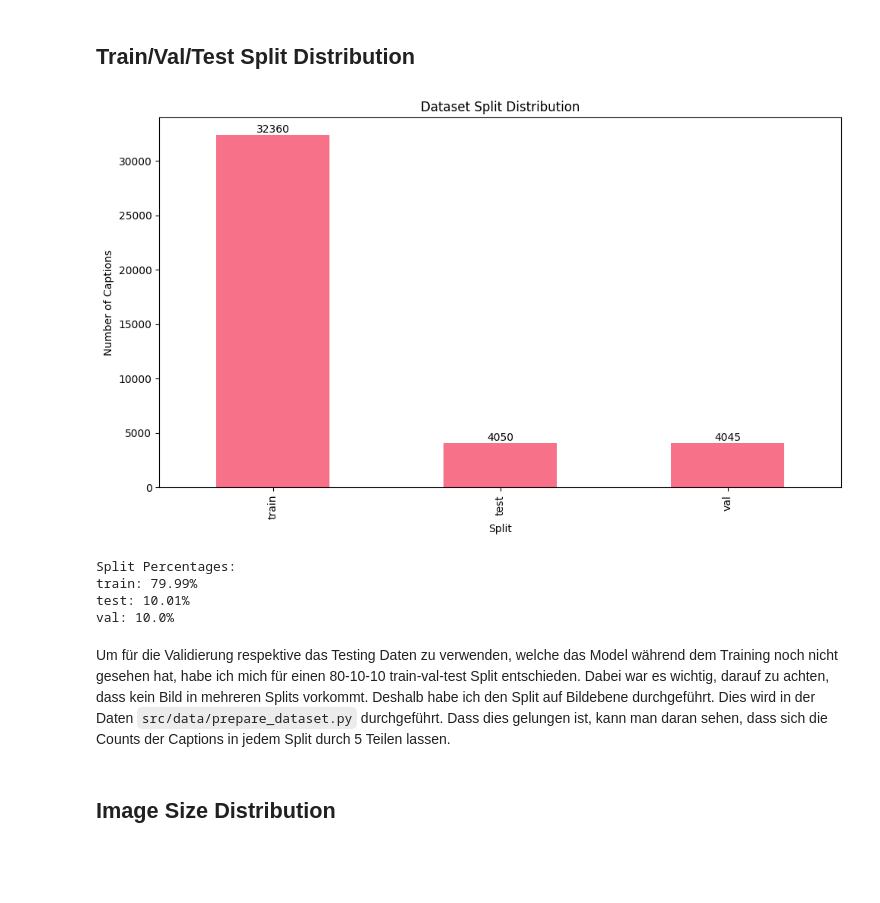
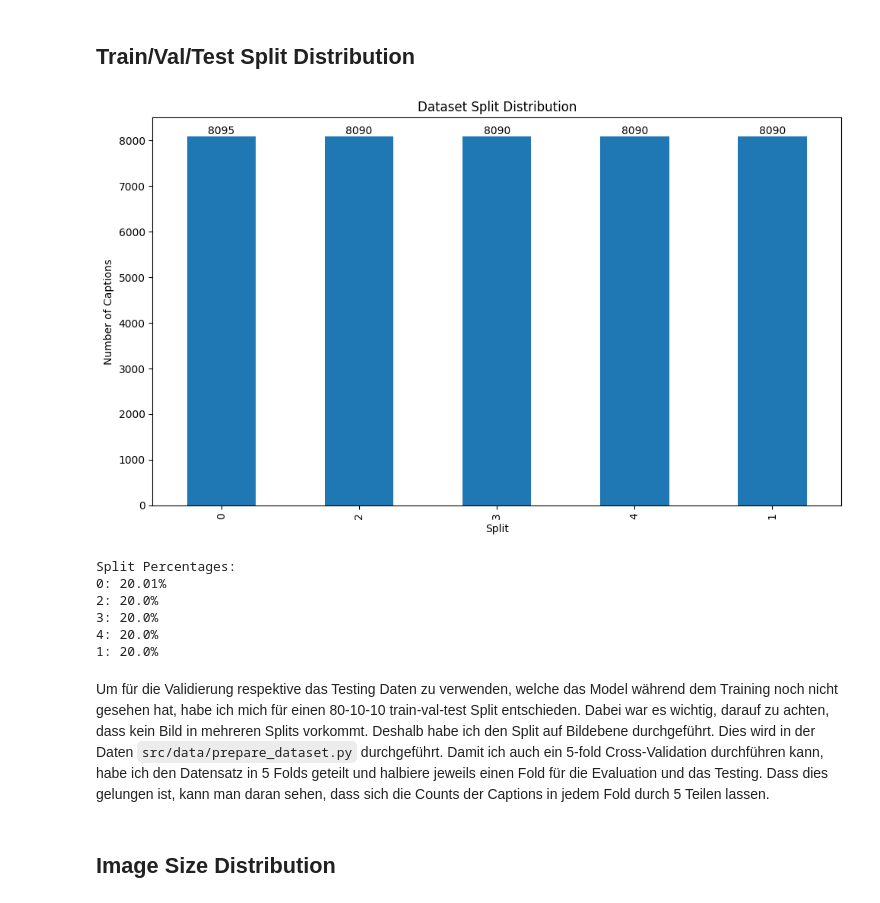
Before and after one commit to florinbarbisch/vdl, a Jupyter notebook: notebooks/flickr8k_eda.ipynb, the cells around one changed output. Cells and saved outputs as stored; diff of their text form; code cells hidden in the pictures; blank space fills up the shorter version.

```diff
--- a/notebooks/flickr8k_eda.ipynb
+++ b/notebooks/flickr8k_eda.ipynb
@@ -35,29 +35,31 @@ Der Flickr8k Datensatz besteht aus circa 8'000 Bildern von Flicker zu welchen je
 # %%
 # Plot split distribution
 plt.figure(figsize=(10, 6))
-split_counts = df['split'].value_counts()
+split_counts = df['fold'].value_counts()
 split_counts.plot(kind='bar')
 plt.title('Dataset Split Distribution')
 plt.xlabel('Split')
 plt.ylabel('Number of Captions')
 for i, v in enumerate(split_counts):
     plt.text(i, v, str(v), ha='center', va='bottom')
 plt.tight_layout()
 plt.show()
 
 # Print percentages
 split_percentages = (split_counts / len(df) * 100).round(2)
 print("\nSplit Percentages:")
 for split, percentage in split_percentages.items():
     print(f"{split}: {percentage}%")
 # %% [output]
-[figure, old version]
+[figure, new version]
 Split Percentages:
-train: 79.99%
-test: 10.01%
-val: 10.0%
+0: 20.01%
+2: 20.0%
+3: 20.0%
+4: 20.0%
+1: 20.0%
 # %% [markdown]
-Um für die Validierung respektive das Testing Daten zu verwenden, welche das Model während dem Training noch nicht gesehen hat, habe ich mich für einen 80-10-10 train-val-test Split entschieden. Dabei war es wichtig, darauf zu achten, dass kein Bild in mehreren Splits vorkommt. Deshalb habe ich den Split auf Bildebene durchgeführt. Dies wird in der Daten `src/data/prepare_dataset.py` durchgeführt. Dass dies gelungen ist, kann man daran sehen, dass sich die Counts der Captions in jedem Split durch 5 Teilen lassen.
+Um für die Validierung respektive das Testing Daten zu verwenden, welche das Model während dem Training noch nicht gesehen hat, habe ich mich für einen 80-10-10 train-val-test Split entschieden. Dabei war es wichtig, darauf zu achten, dass kein Bild in mehreren Splits vorkommt. Deshalb habe ich den Split auf Bildebene durchgeführt. Dies wird in der Daten `src/data/prepare_dataset.py` durchgeführt. Damit ich auch ein 5-fold Cross-Validation durchführen kann, habe ich den Datensatz in 5 Folds geteilt und halbiere jeweils einen Fold für die Evaluation und das Testing. Dass dies gelungen ist, kann man daran sehen, dass sich die Counts der Captions in jedem Fold durch 5 Teilen lassen.
 # %% [markdown]
 ## Image Size Distribution
 # %%
```
